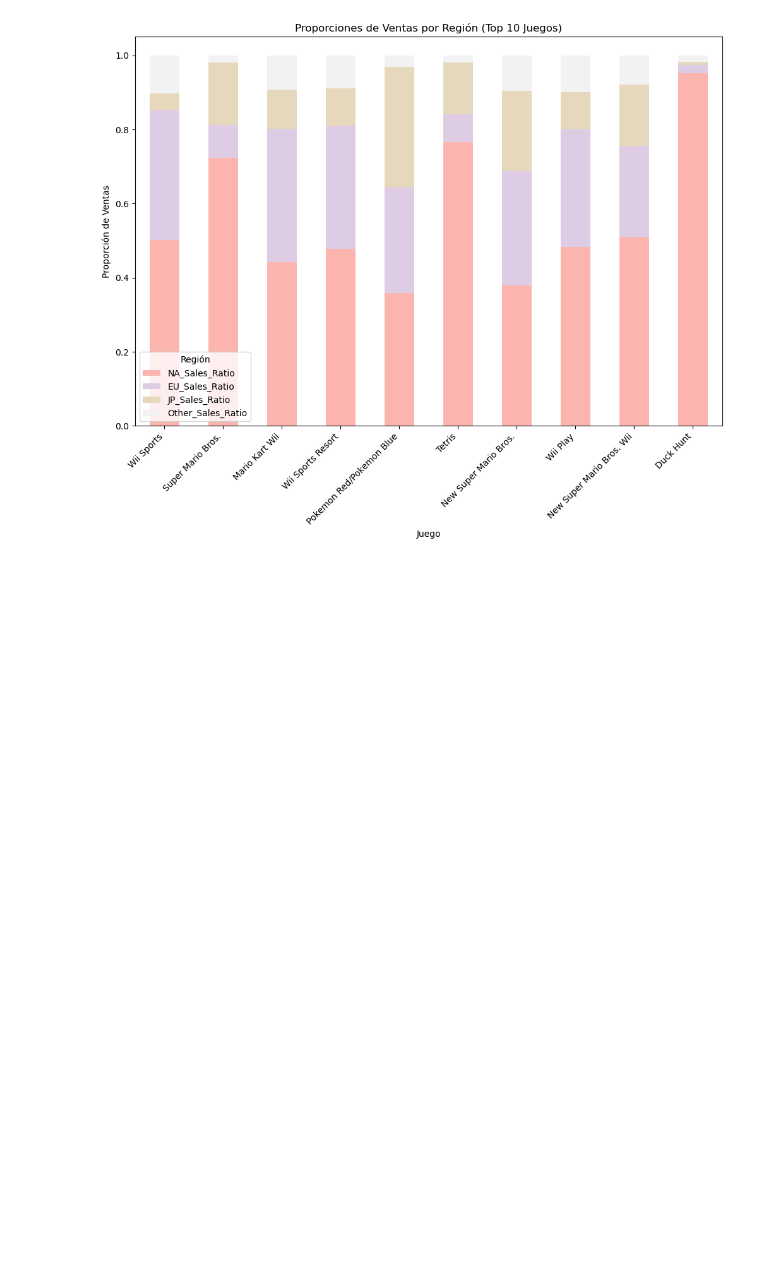
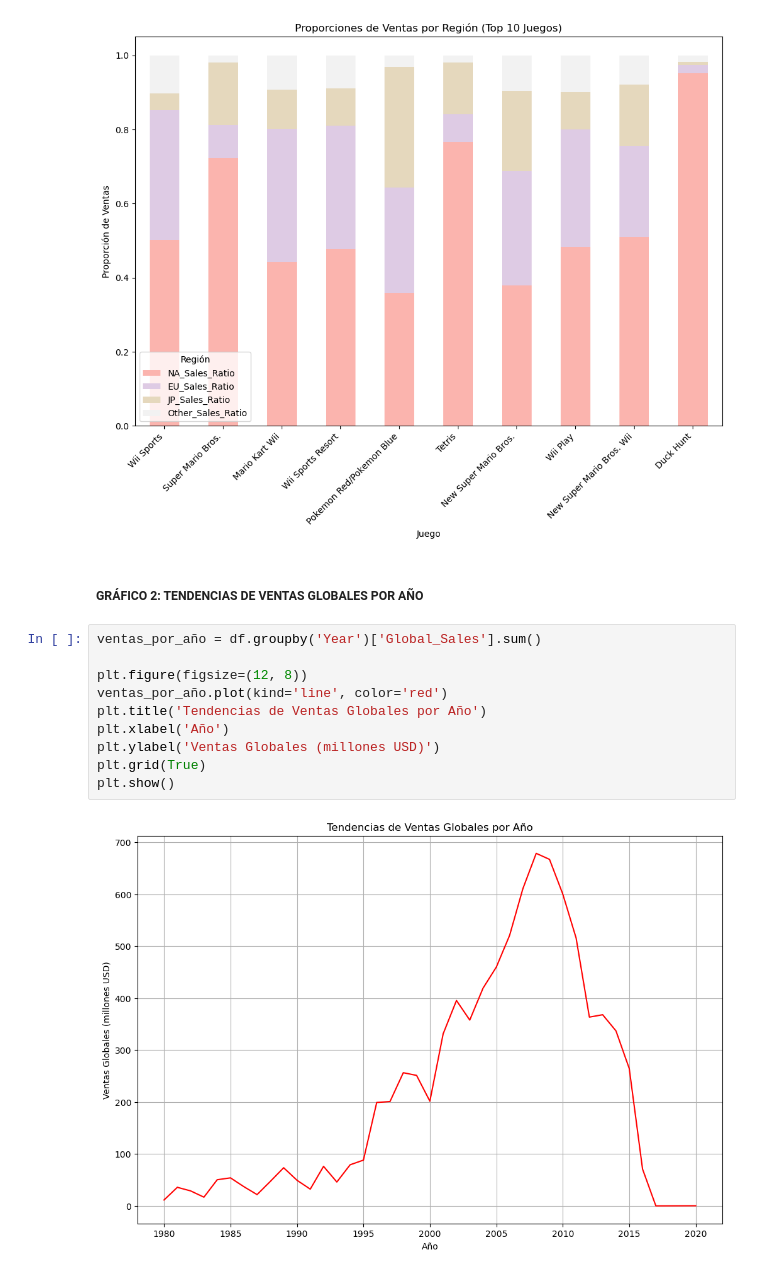
Before and after one commit to Vikktor93/proyecto-final-python-datascience, a Jupyter notebook: 003_visualizacion.ipynb, the cells around one changed output. Saved outputs shown, nothing was run; the diff lists cells and outputs as text; blank space fills up the shorter version.

Commit message:
Se agrega Gráfico N°2 de Tendencias de Ventas Globales por Año

```diff
--- a/003_visualizacion.ipynb
+++ b/003_visualizacion.ipynb
@@ -21,3 +21,17 @@ plt.xticks(rotation=45, ha='right')
 plt.show()
 # %% [output]
 [figure]
+# %% [markdown]
+##### **GRÁFICO 2: TENDENCIAS DE VENTAS GLOBALES POR AÑO**
+# %%
+ventas_por_año = df.groupby('Year')['Global_Sales'].sum()
+
+plt.figure(figsize=(12, 8))
+ventas_por_año.plot(kind='line', color='red')
+plt.title('Tendencias de Ventas Globales por Año')
+plt.xlabel('Año')
+plt.ylabel('Ventas Globales (millones USD)')
+plt.grid(True)
+plt.show()
+# %% [output]
+[figure, added]
```
Also changed, not shown: parts of 1 cell of this notebook.
